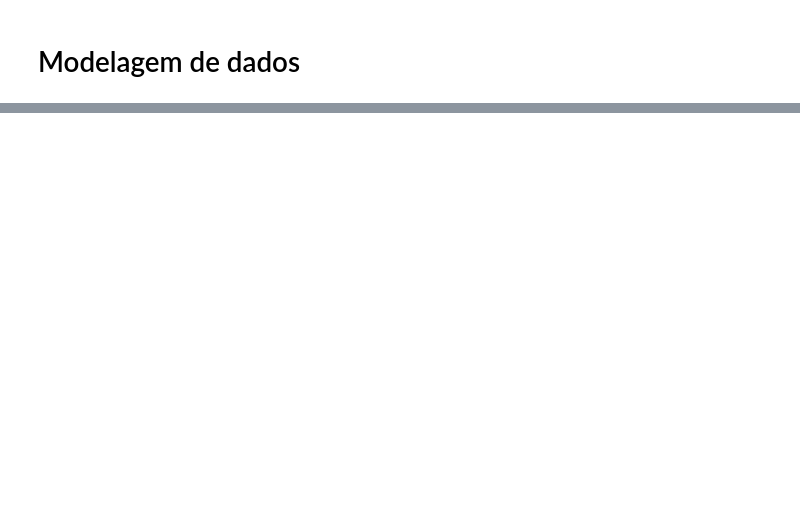
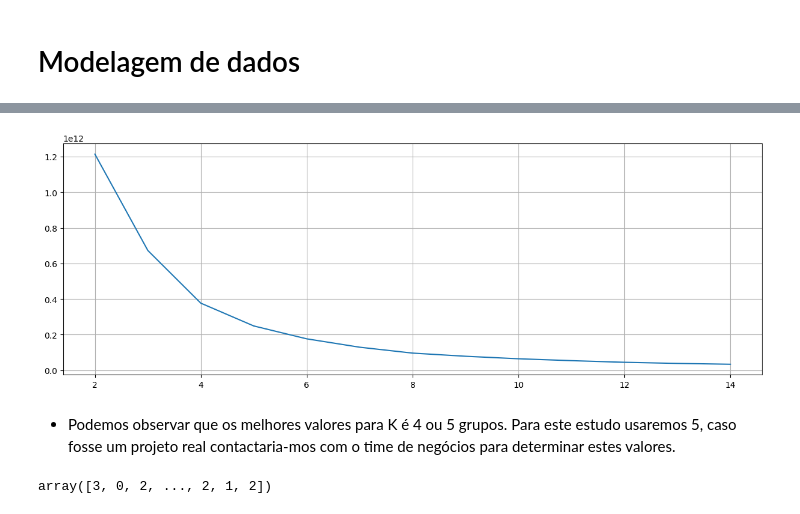
Before and after one commit to DieGod-DS/segmentacao-clientes, a Jupyter notebook: rascunho.ipynb, the cells around one changed output, grey strips where cells are left out. Cells and saved outputs as stored; diff of their text form; code cells hidden in the pictures; blank space fills up the shorter version.

```diff
--- a/rascunho.ipynb
+++ b/rascunho.ipynb
@@ -168,0 +166,6 @@ x = data.drop(columns='id')
+# %%
+wcss = []
+n_clusters = range(2,15)
+
+for n in n_clusters:
+    wcss.append(KMeans(n_clusters = n,init='k-means++', random_state=42).fit(x).inertia_)
@@ -168,0 +188,15 @@ x = data.drop(columns='id')
+# %%
+plt.figure(figsize=(15,5))
+plt.plot(n_clusters, wcss)
+plt.grid()
+plt.show()
+# %% [output]
+[figure, added]
+# %% [markdown]
+- Podemos observar que os melhores valores para K é 4 ou 5 grupos. Para este estudo usaremos 5, caso fosse um projeto real contactaria-mos com o time de negócios para determinar estes valores.
+# %%
+km = KMeans(n_clusters=5, random_state=42)
+x_trasf = km.fit_predict(x)
+x_trasf
+# %% [output]
+array([3, 0, 2, ..., 2, 1, 2])
```
Also changed, not shown: parts of 9 cells of this notebook.
